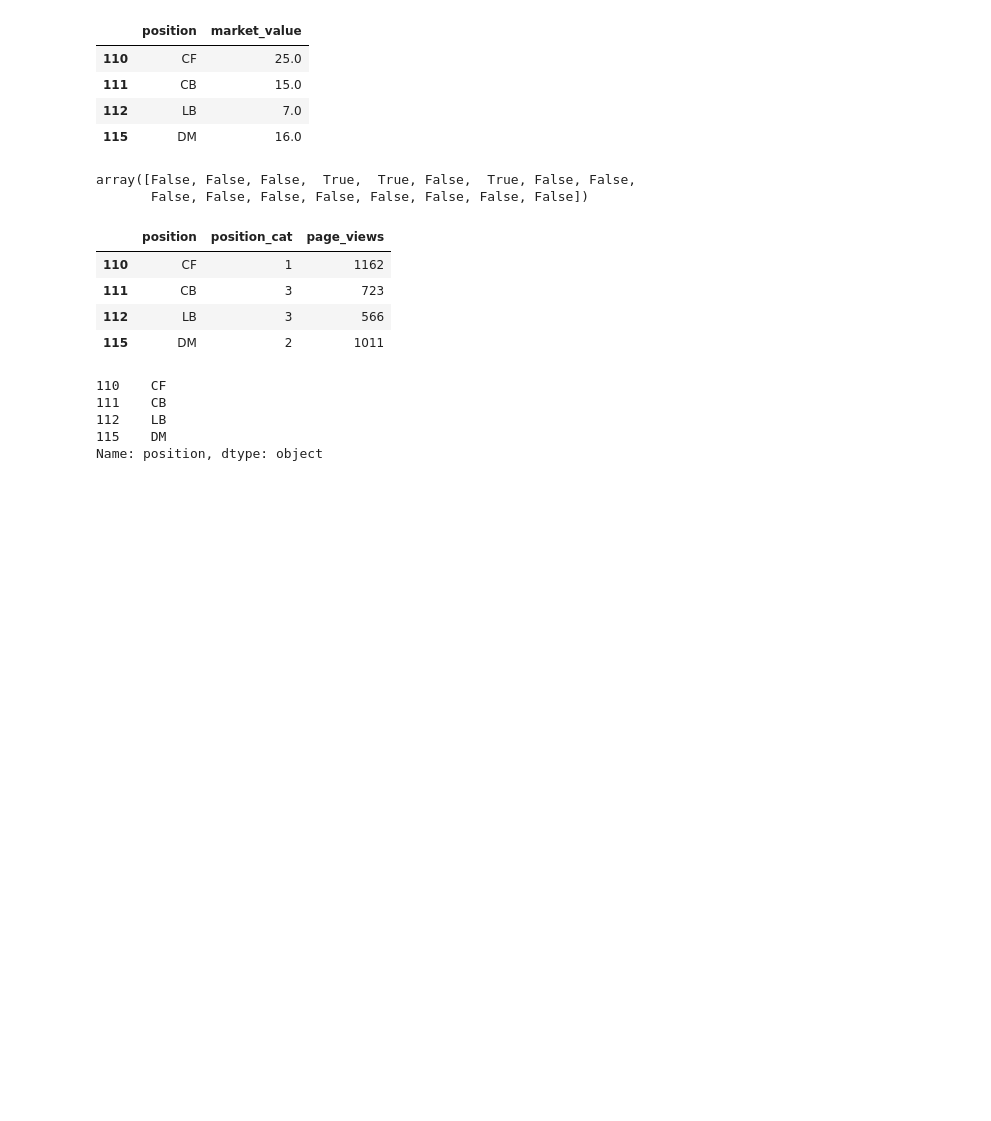
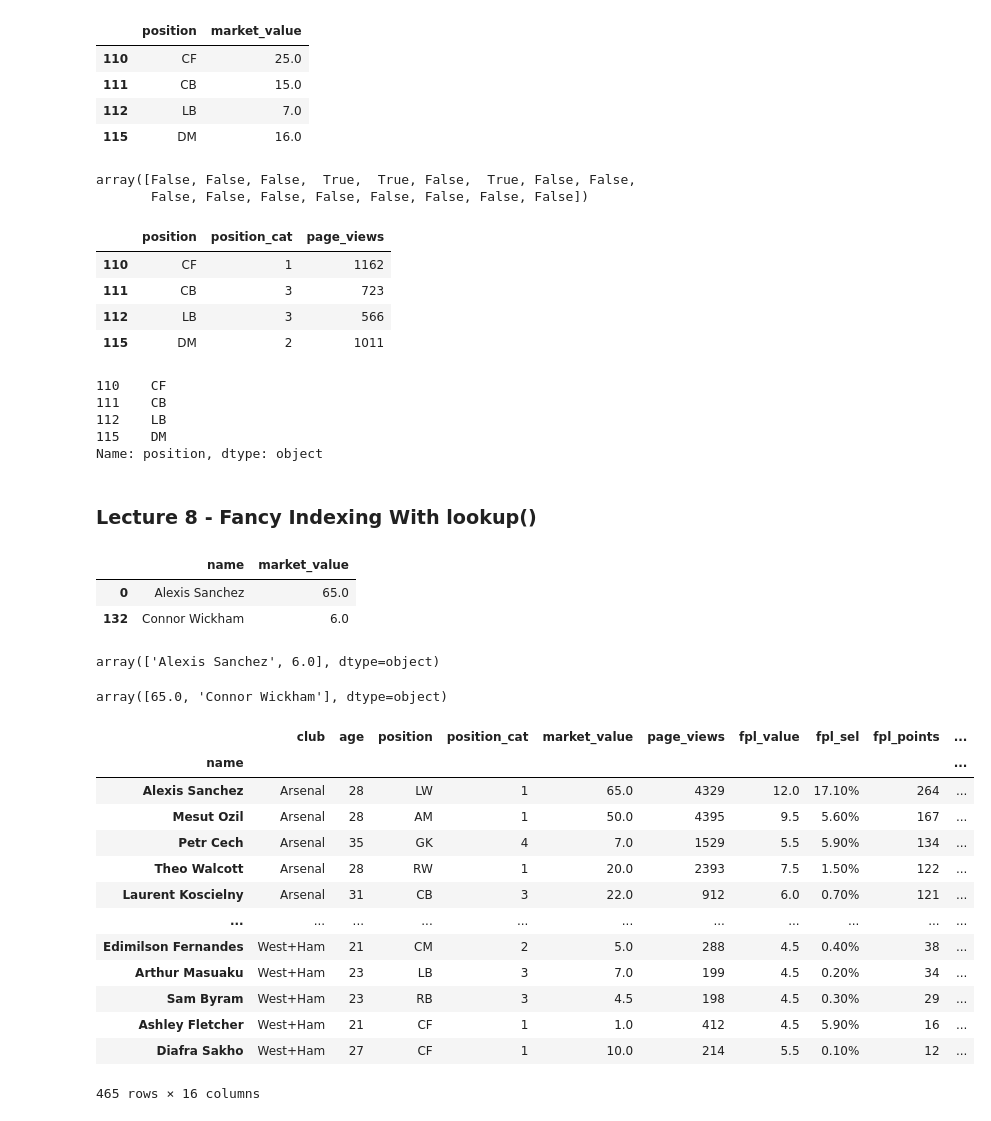
Before and after one commit to momchilantonov/ultimate_pandas_bootcamp, a Jupyter notebook: lectures/DataFrames in Depth.ipynb, the cells around one changed output. Cells and saved outputs as stored; diff of their text form; code cells hidden in the pictures; blank space fills up the shorter version.

Commit message:
DFs in Depth - Fancy Indexing with lookup

```diff
--- a/lectures/DataFrames in Depth.ipynb
+++ b/lectures/DataFrames in Depth.ipynb
@@ -728,3 +728,21 @@ players_data[chelsea_players_under_23]['position']
 112    LB
 115    DM
 Name: position, dtype: object
+# %% [markdown]
+### Lecture 8 - Fancy Indexing With lookup()
+# %%
+# fancy indexing
+players_data.loc[[0, 132], ['name', 'market_value']]
+# %% [output]
+|  | name | market_value |
+| 0 | Alexis Sanchez | 65.0 |
+| 132 | Connor Wickham | 6.0 |
+# %%
+# lookup
+players_data.lookup([0, 132], ['name', 'market_value'])
+# %% [output]
+array(['Alexis Sanchez', 6.0], dtype=object)
+# %%
+players_data.lookup([0, 132], [ 'market_value', 'name'])
+# %% [output]
+array([65.0, 'Connor Wickham'], dtype=object)
@@ -730,0 +753,17 @@ Name: position, dtype: object
+# %%
+players_data.set_index('name')
+# %% [output]
+|  | club | age | position | position_cat | market_value | page_views | fpl_value | fpl_sel | fpl_points | ... |
+| name |  |  |  |  |  |  |  |  |  | ... |
+| Alexis Sanchez | Arsenal | 28 | LW | 1 | 65.0 | 4329 | 12.0 | 17.10% | 264 | ... |
+| Mesut Ozil | Arsenal | 28 | AM | 1 | 50.0 | 4395 | 9.5 | 5.60% | 167 | ... |
+| Petr Cech | Arsenal | 35 | GK | 4 | 7.0 | 1529 | 5.5 | 5.90% | 134 | ... |
+| Theo Walcott | Arsenal | 28 | RW | 1 | 20.0 | 2393 | 7.5 | 1.50% | 122 | ... |
+| Laurent Koscielny | Arsenal | 31 | CB | 3 | 22.0 | 912 | 6.0 | 0.70% | 121 | ... |
+| ... | ... | ... | ... | ... | ... | ... | ... | ... | ... | ... |
+| Edimilson Fernandes | West+Ham | 21 | CM | 2 | 5.0 | 288 | 4.5 | 0.40% | 38 | ... |
+| Arthur Masuaku | West+Ham | 23 | LB | 3 | 7.0 | 199 | 4.5 | 0.20% | 34 | ... |
+| Sam Byram | West+Ham | 23 | RB | 3 | 4.5 | 198 | 4.5 | 0.30% | 29 | ... |
+| Ashley Fletcher | West+Ham | 21 | CF | 1 | 1.0 | 412 | 4.5 | 5.90% | 16 | ... |
+| Diafra Sakho | West+Ham | 27 | CF | 1 | 10.0 | 214 | 5.5 | 0.10% | 12 | ... |
+465 rows × 16 columns
```
Also changed, not shown: parts of 2 cells of this notebook, 2 other files.
